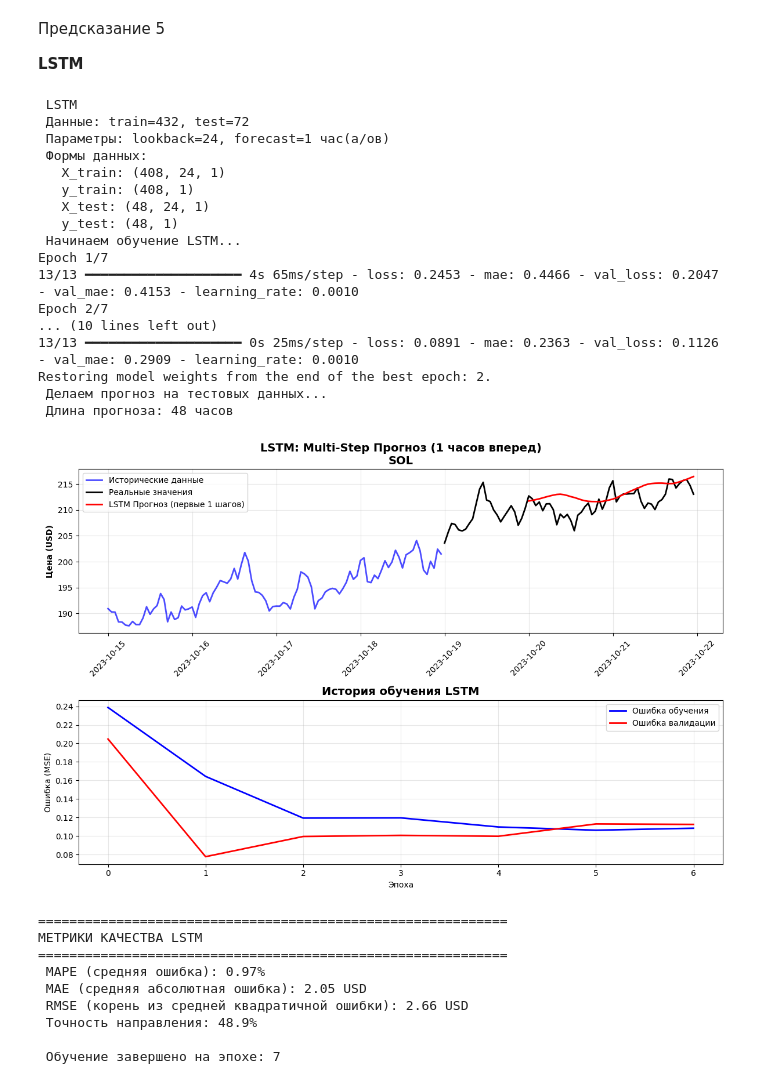
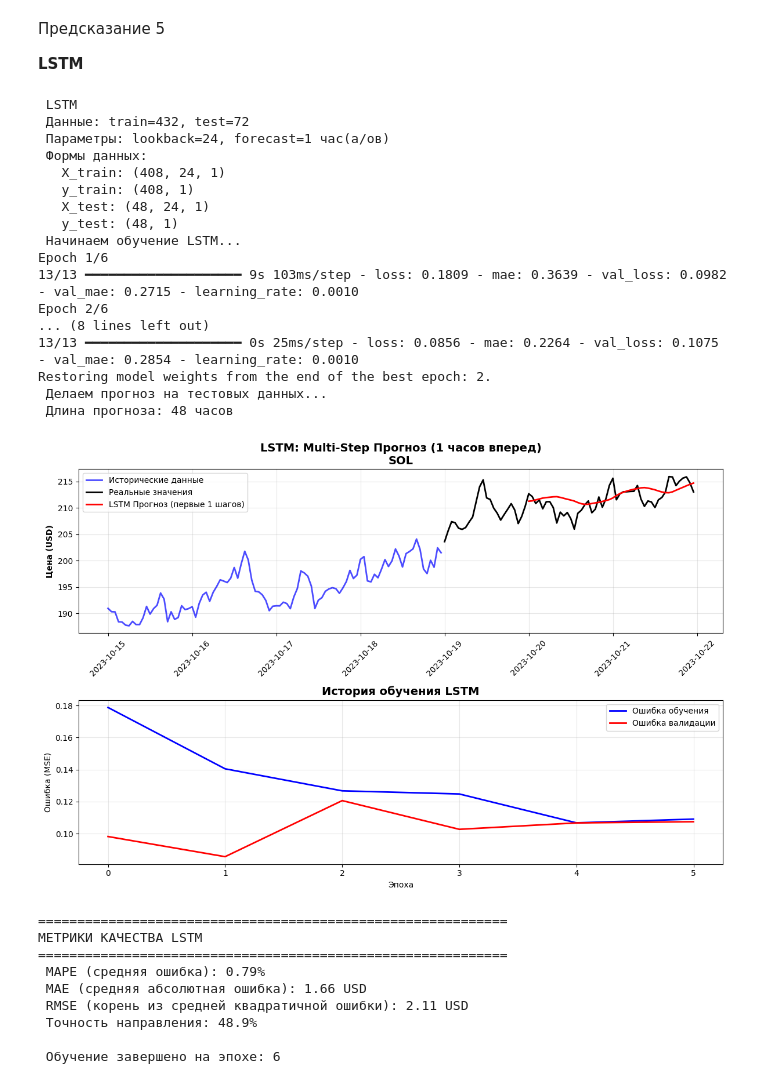
Before and after one commit to Vladzimir-40/Proj_1, a Jupyter notebook: my_file6/dz_6_copy.ipynb, the cells around one changed output. Saved outputs shown, nothing was run; the diff lists cells and outputs as text; code cells hidden in the pictures.

```diff
--- a/my_file6/dz_6_copy.ipynb
+++ b/my_file6/dz_6_copy.ipynb
@@ -1292,7 +1292,7 @@ DROPOUT_RATE = 0.6
 
 #  ПАРАМЕТРЫ ОБУЧЕНИЯ
 BATCH_SIZE = 32
-EPOCHS = 7          # Увеличим эпохи для лучшего обучения
+EPOCHS = 6          # Увеличим эпохи для лучшего обучения
 LEARNING_RATE = 0.001
 
 # =============================================================================
@@ -1470,45 +1470,45 @@ real_values_aligned = test_data['close'].loc[lstm_forecast.index]
 
 # Основные метрики
 mape = np.mean(np.abs((real_values_aligned - lstm_forecast.values) / real_values_aligned)) * 100
 mse = np.mean((real_values_aligned - lstm_forecast.values) ** 2)
 rmse = np.sqrt(mse)
 mae = np.mean(np.abs(real_values_aligned - lstm_forecast.values))
 
 print(f" MAPE (средняя ошибка): {mape:.2f}%")
 print(f" MAE (средняя абсолютная ошибка): {mae:.2f} USD")
 print(f" RMSE (корень из средней квадратичной ошибки): {rmse:.2f} USD")
 
 # Метрики направления
 if len(real_values_aligned) > 1:
     direction_correct = np.sum((np.diff(real_values_aligned) * np.diff(lstm_forecast.values)) > 0) / (len(real_values_aligned) - 1) * 100
     print(f" Точность направления: {direction_correct:.1f}%")
 
 print(f"\n Обучение завершено на эпохе: {len(history.history['loss'])}")
 # %% [output]
  LSTM
  Данные: train=432, test=72
  Параметры: lookback=24, forecast=1 час(а/ов)
  Формы данных:
    X_train: (408, 24, 1)
    y_train: (408, 1)
    X_test: (48, 24, 1)
    y_test: (48, 1)
  Начинаем обучение LSTM...
-Epoch 1/7
-13/13 ━━━━━━━━━━━━━━━━━━━━ 4s 65ms/step - loss: 0.2453 - mae: 0.4466 - val_loss: 0.2047 - val_mae: 0.4153 - learning_rate: 0.0010
-Epoch 2/7
-... (10 lines left out)
-13/13 ━━━━━━━━━━━━━━━━━━━━ 0s 25ms/step - loss: 0.0891 - mae: 0.2363 - val_loss: 0.1126 - val_mae: 0.2909 - learning_rate: 0.0010
+Epoch 1/6
+13/13 ━━━━━━━━━━━━━━━━━━━━ 9s 103ms/step - loss: 0.1809 - mae: 0.3639 - val_loss: 0.0982 - val_mae: 0.2715 - learning_rate: 0.0010
+Epoch 2/6
+... (8 lines left out)
+13/13 ━━━━━━━━━━━━━━━━━━━━ 0s 25ms/step - loss: 0.0856 - mae: 0.2264 - val_loss: 0.1075 - val_mae: 0.2854 - learning_rate: 0.0010
 Restoring model weights from the end of the best epoch: 2.
  Делаем прогноз на тестовых данных...
  Длина прогноза: 48 часов
-[figure, old version]
+[figure, new version]
 ============================================================
 МЕТРИКИ КАЧЕСТВА LSTM
 ============================================================
- MAPE (средняя ошибка): 0.97%
- MAE (средняя абсолютная ошибка): 2.05 USD
- RMSE (корень из средней квадратичной ошибки): 2.66 USD
+ MAPE (средняя ошибка): 0.79%
+ MAE (средняя абсолютная ошибка): 1.66 USD
+ RMSE (корень из средней квадратичной ошибки): 2.11 USD
  Точность направления: 48.9%
 
- Обучение завершено на эпохе: 7
+ Обучение завершено на эпохе: 6
```
Also changed, not shown: parts of 4 cells of this notebook.
